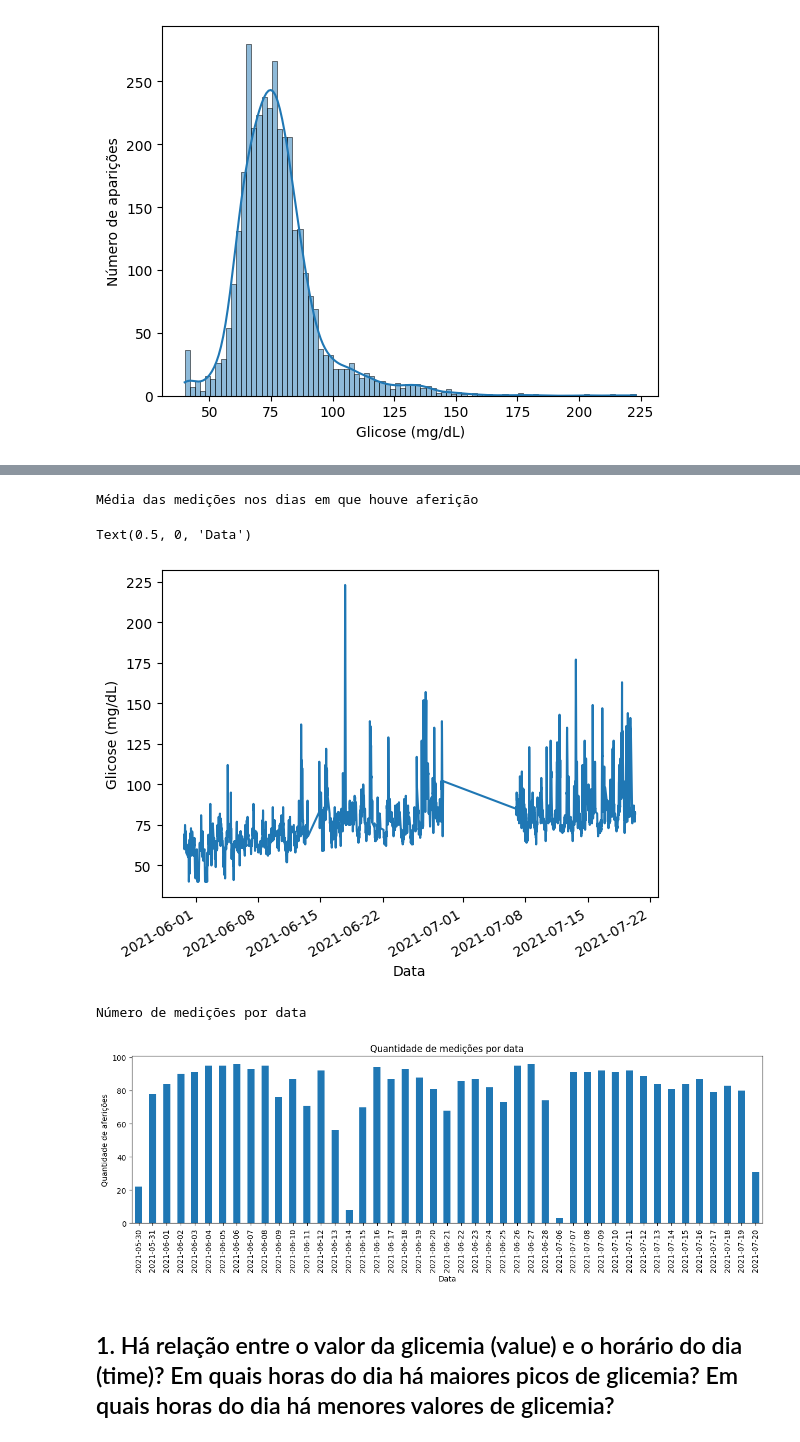
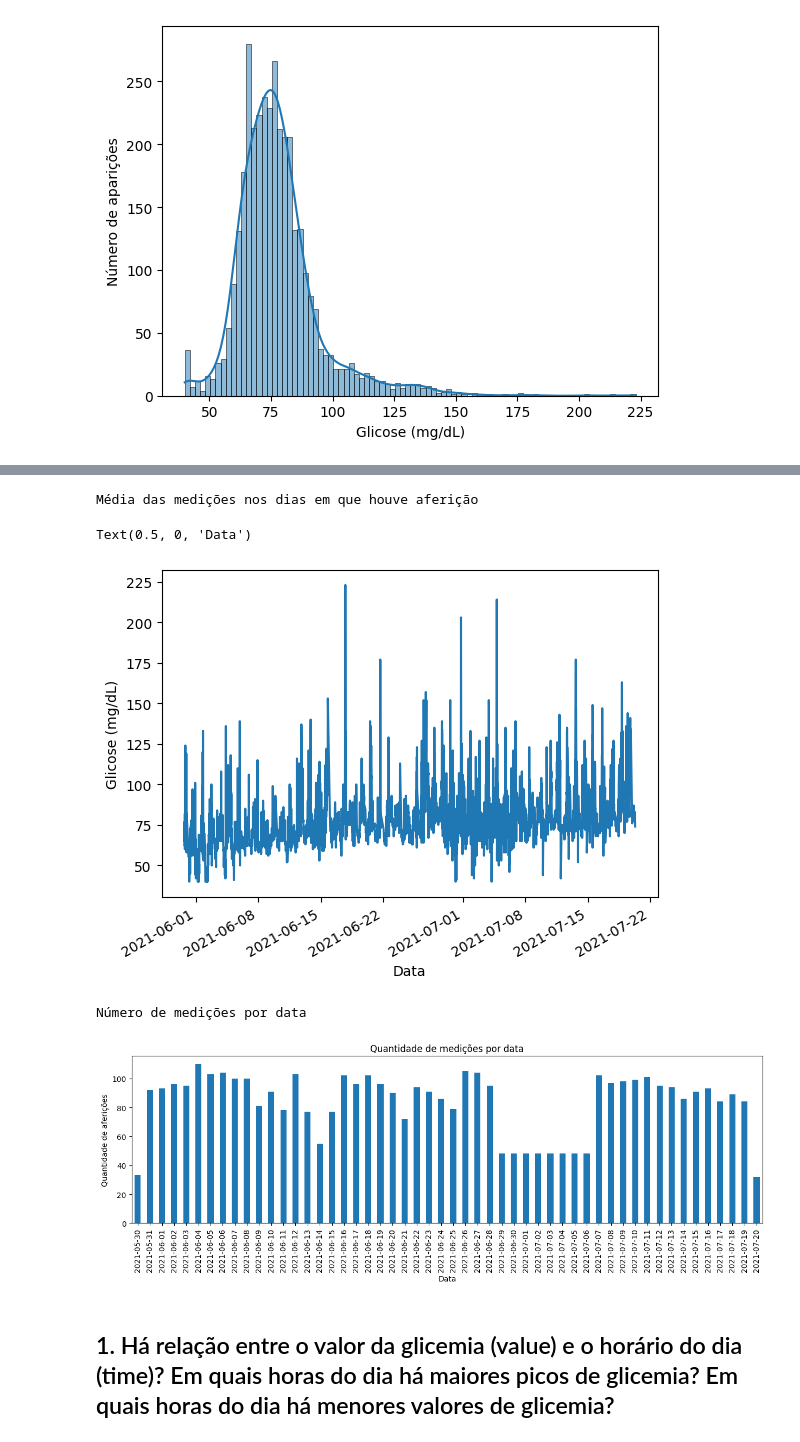
Before and after one commit to teco-insights/continuous-glucose-monitoring, a Jupyter notebook: continuous_glucose_monitoring.ipynb, the cells around one changed output, grey strips where cells are left out. Drawn from its saved outputs; the diff is of its cells as text; code cells hidden in the pictures.

```diff
--- a/continuous_glucose_monitoring.ipynb
+++ b/continuous_glucose_monitoring.ipynb
@@ -150,6 +138 @@ value    422
 dtype: int64
-# %%
-# Excluindo as linhas com valores nulos em 'value' e 'time'.
-
-df_raw = df_raw.dropna(subset=['value','time'])
-df_raw
@@ -216,0 +232,37 @@ df_cgm
+# %%
+# Primeiro, vamos identificar todos os NaNs e a hora correspondente
+nan_mask = df_raw['value'].isna()
+nan_rows = df_raw[nan_mask]
+
+# Dicionário para armazenar os valores válidos por hora
+hourly_valid_values = {}
+for hour_val in df_raw['hour'].unique():
+    # Coleta todos os valores NÃO-NaN para essa hora específica
+    valid_values_for_hour = df_raw[df_raw['hour'] == hour_val]['value'].dropna()
+    if not valid_values_for_hour.empty:
+        hourly_valid_values[hour_val] = valid_values_for_hour.tolist() # Converte para lista para np.random.choice
+
+# Criar uma cópia para trabalhar nela
+df_raw_filled = df_raw.copy()
+
+# Preencher os NaNs iterando apenas sobre as linhas com NaN
+for idx, row in nan_rows.iterrows():
+    current_hour = row['hour']
+
+    # Verifica se existem valores válidos para sortear para essa hora
+    if current_hour in hourly_valid_values and hourly_valid_values[current_hour]:
+        # Sorteia um valor da lista de valores válidos para a hora atual
+        sorted_value = np.random.choice(hourly_valid_values[current_hour])
+        df_raw_filled.loc[idx, 'value'] = sorted_value
+    else:
+        # Se não há valores válidos para a hora, o NaN permanece (ou você pode preencher com outra estratégia)
+        pass # Deixa como NaN ou implementa outra lógica de fillna
+
+# 4. Verificar o resultado
+print("\n--- DataFrame Após Preenchimento por Sorteio (Solução Robustada) ---")
+print(df_raw_filled)
+print(f"\nNaNs em 'value' após sorteio: {df_raw_filled['value'].isnull().sum()}")
+print("-" * 70)
+
+c = df_raw_filled.copy()
+c.to_csv('meu_dataframe_salvo3.csv', index=False, encoding='utf-8')
@@ -276,18 +346,18 @@ Text(0.5, 0, 'Dia da semana')
 # %%
 print('Média das medições nos dias em que houve aferição')
-df_cgm.groupby('time')['value'].mean().plot()
+df_raw_filled.groupby('time')['value'].mean().plot()
 plt.ylabel('Glicose (mg/dL)')
 plt.xlabel('Data')
 # %% [output]
 Média das medições nos dias em que houve aferição
 Text(0.5, 0, 'Data')
-[figure, old version]
+[figure, new version]
 # %%
 print('Número de medições por data')
-df_cgm.groupby('date').size().plot(kind='bar', figsize=(15, 4), title='Quantidade de medições por data')
+df_raw_filled.groupby('date').size().plot(kind='bar', figsize=(15, 4), title='Quantidade de medições por data')
 plt.ylabel('Quantidade de aferições')
 plt.xlabel('Data')
 plt.show()
 # %% [output]
 Número de medições por data
-[figure, old version]
+[figure, new version]
```
Also changed, not shown: parts of 29 cells of this notebook, 6 other files.
